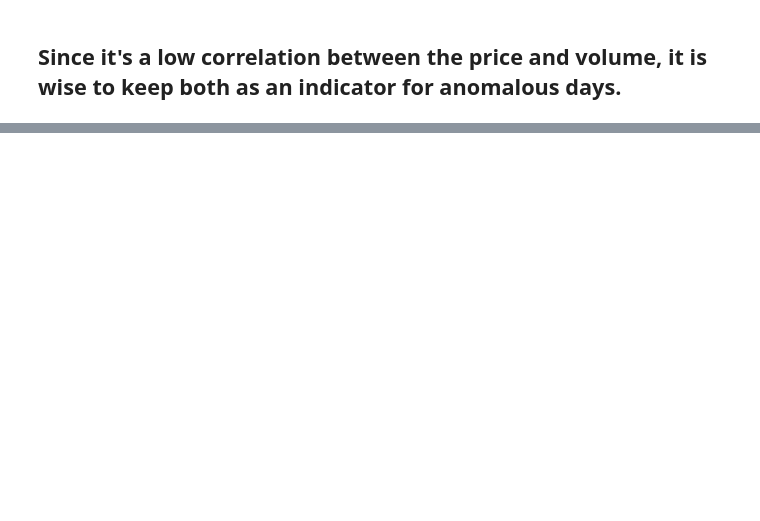
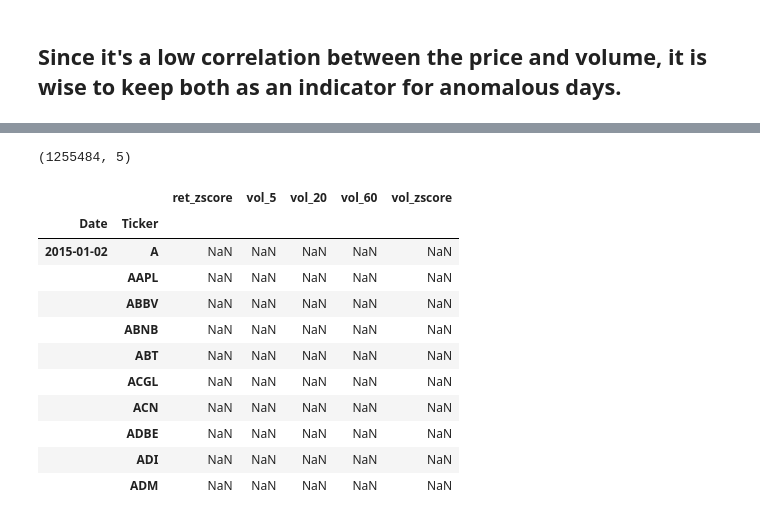
Before and after one commit to dyadav1-cloud/market-anomaly-detection, a Jupyter notebook: notebooks/01_data_acquisition.ipynb, the cells around one changed output, grey strips where cells are left out. Drawn from its saved outputs; the diff is of its cells as text; code cells hidden in the pictures; blank space fills up the shorter version.

```diff
--- a/notebooks/01_data_acquisition.ipynb
+++ b/notebooks/01_data_acquisition.ipynb
@@ -321,0 +324,28 @@ Correlation between return-z and volume-z: -0.04419256342301324
+# %%
+features = pd.concat(
+    {
+        "ret_zscore": zscore_returns.stack(),
+        "vol_5":      vol_5.stack(),
+        "vol_20":     vol_20.stack(),
+        "vol_60":     vol_60.stack(),
+        "vol_zscore": zscore_volume.stack(),
+    },
+    axis=1,
+)
+
+print(features.shape)
+features.head(10)
+# %% [output]
+(1255484, 5)
+|  |  | ret_zscore | vol_5 | vol_20 | vol_60 | vol_zscore |
+| Date | Ticker |  |  |  |  |  |
+| 2015-01-02 | A | NaN | NaN | NaN | NaN | NaN |
+|  | AAPL | NaN | NaN | NaN | NaN | NaN |
+|  | ABBV | NaN | NaN | NaN | NaN | NaN |
+|  | ABNB | NaN | NaN | NaN | NaN | NaN |
+|  | ABT | NaN | NaN | NaN | NaN | NaN |
+|  | ACGL | NaN | NaN | NaN | NaN | NaN |
+|  | ACN | NaN | NaN | NaN | NaN | NaN |
+|  | ADBE | NaN | NaN | NaN | NaN | NaN |
+|  | ADI | NaN | NaN | NaN | NaN | NaN |
+|  | ADM | NaN | NaN | NaN | NaN | NaN |
```
Also changed, not shown: parts of 10 cells of this notebook, 8 other files.
